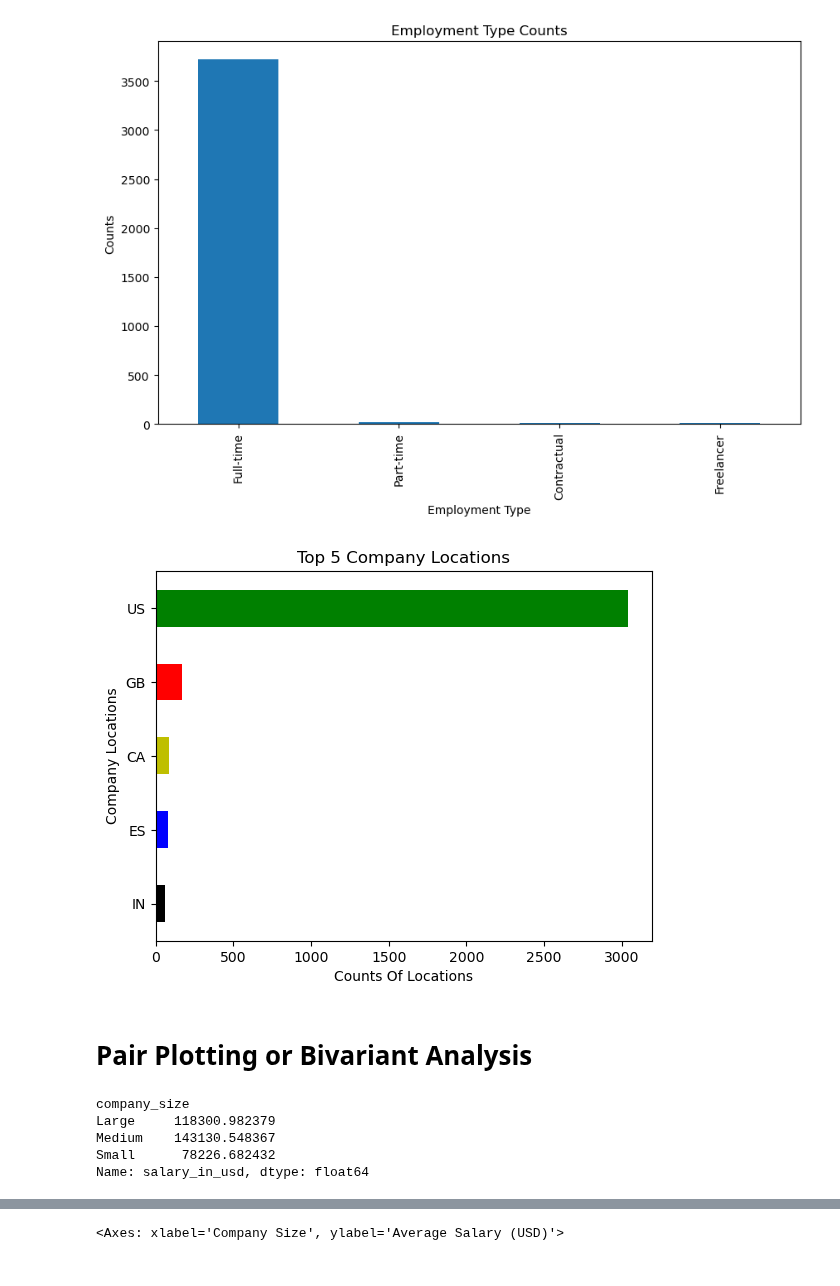
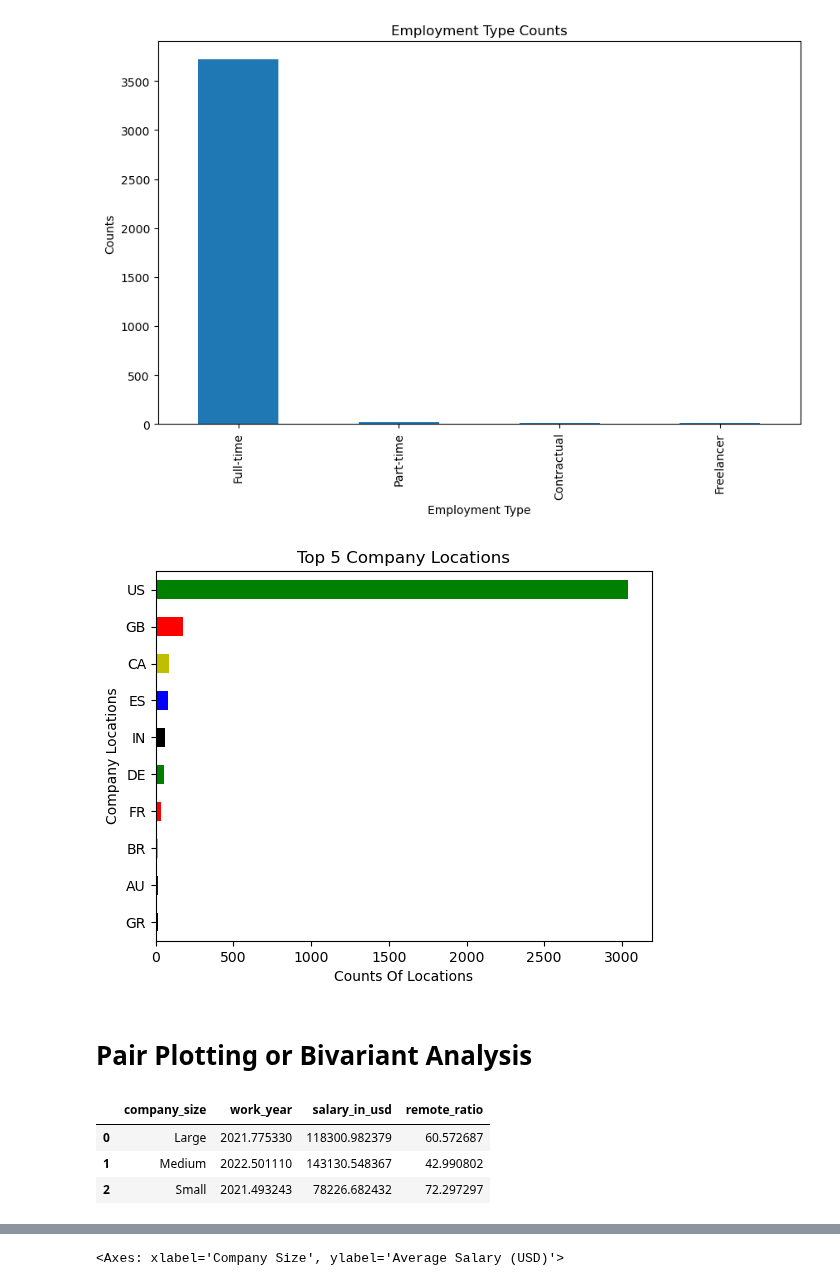
Before and after one commit to garimac12/project_acai, a Jupyter notebook: Project_NN.ipynb, the cells around one changed output, grey strips where cells are left out. Cells and saved outputs as stored; diff of their text form; code cells hidden in the pictures.

```diff
--- a/Project_NN.ipynb
+++ b/Project_NN.ipynb
@@ -150,17 +150,18 @@ employment_type.plot(
 # %%
 #company_location
 company_locations_counts=df["company_location"].value_counts()
-top5_company_locations= company_locations_counts.head()
+top10_company_locations= company_locations_counts.head(10)
 # %%
-#Top 5 company loations
-top5_company_locations.plot(
+#Top 10 company loations
+top10_company_locations.plot(
     kind="barh",
     color=["g","r","y","b","k"],
     title="Top 5 Company Locations",
     xlabel = "Counts Of Locations",
     ylabel ="Company Locations",
+
 ).invert_yaxis()
 # %% [output]
-[figure, old version]
+[figure, new version]
 # %% [markdown]
 # Pair Plotting or Bivariant Analysis
@@ -167,11 +170,10 @@ top5_company_locations.plot(
 # %%
 # Salary vs Company_size
 #calculatig average salary by comapny size
-avg_salary_by_company_size = df.groupby("company_size")["salary_in_usd"].mean()
+avg_salary_by_company_size = df.groupby(["company_size"]).mean().reset_index()
 avg_salary_by_company_size
 # %% [output]
-company_size
-Large     118300.982379
-Medium    143130.548367
-Small      78226.682432
-Name: salary_in_usd, dtype: float64
+|  | company_size | work_year | salary_in_usd | remote_ratio |
+| 0 | Large | 2021.775330 | 118300.982379 | 60.572687 |
+| 1 | Medium | 2022.501110 | 143130.548367 | 42.990802 |
+| 2 | Small | 2021.493243 | 78226.682432 | 72.297297 |
```
Also changed, not shown: parts of 6 cells of this notebook.
